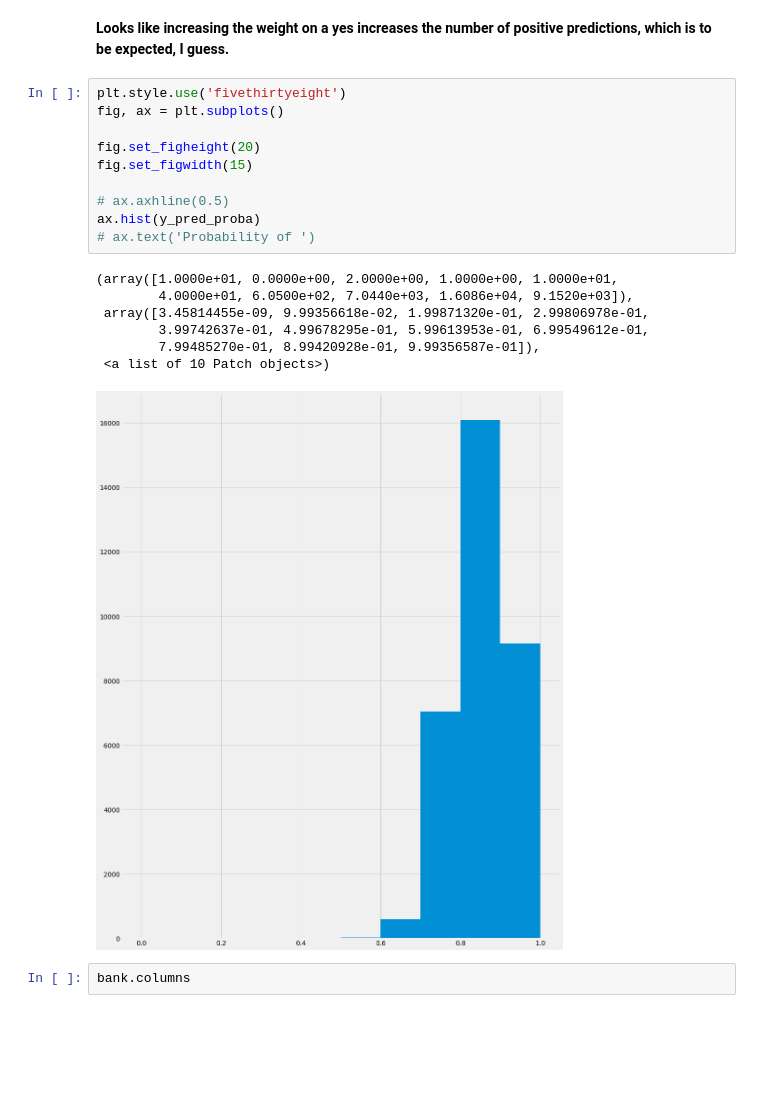
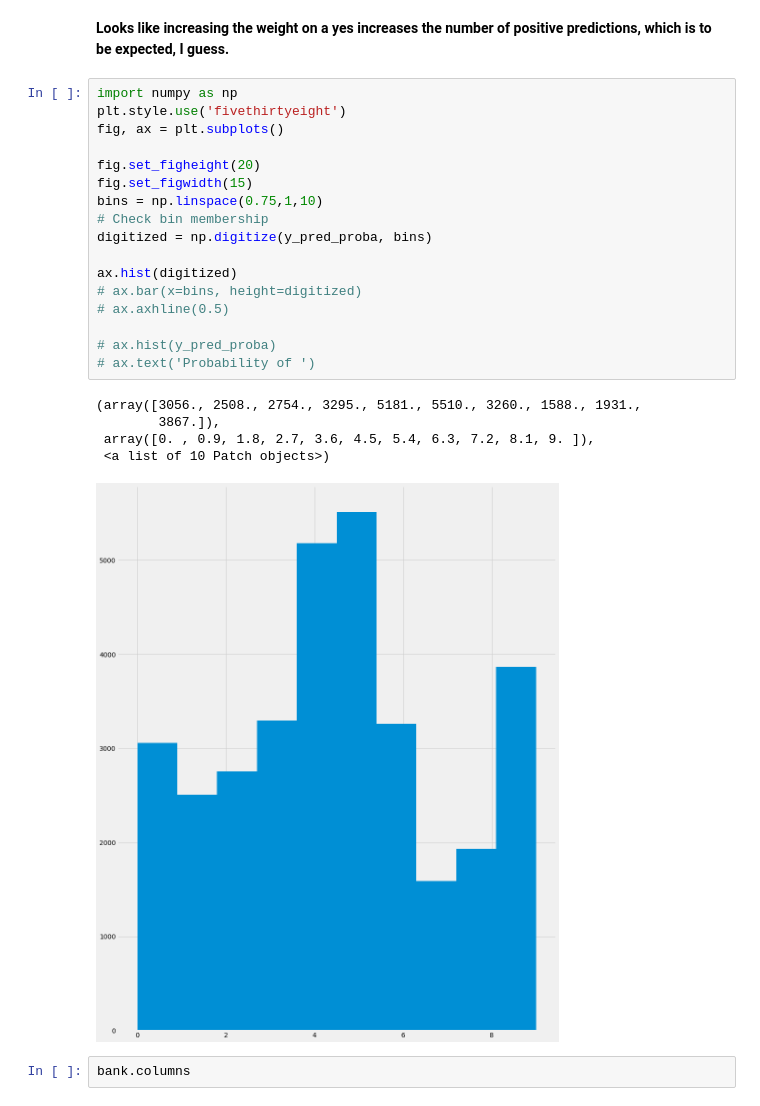
Before and after one commit to LambdaSchool/DS-Unit-2-Sprint-3-Classification-Validation, a Jupyter notebook: module3-classification-metrics/LS_DS_233_Classification_Metrics_Imbalanced_Classes.ipynb, the cells around one changed output. Cells and saved outputs as stored; diff of their text form; blank space fills up the shorter version.

```diff
--- a/module3-classification-metrics/LS_DS_233_Classification_Metrics_Imbalanced_Classes.ipynb
+++ b/module3-classification-metrics/LS_DS_233_Classification_Metrics_Imbalanced_Classes.ipynb
@@ -490,23 +490,28 @@ weighted avg       0.75      0.11      0.02     32950
 # %% [markdown]
 **Looks like increasing the weight on a yes increases the number of positive predictions, which is to be expected, I guess.**
 # %%
+import numpy as np
 plt.style.use('fivethirtyeight')
 fig, ax = plt.subplots()
 
 fig.set_figheight(20)
 fig.set_figwidth(15)
+bins = np.linspace(0.75,1,10)
+# Check bin membership
+digitized = np.digitize(y_pred_proba, bins)
 
+ax.hist(digitized)
+# ax.bar(x=bins, height=digitized)
 # ax.axhline(0.5)
-ax.hist(y_pred_proba)
+
+# ax.hist(y_pred_proba)
 # ax.text('Probability of ')
 # %% [output]
-(array([1.0000e+01, 0.0000e+00, 2.0000e+00, 1.0000e+00, 1.0000e+01,
-        4.0000e+01, 6.0500e+02, 7.0440e+03, 1.6086e+04, 9.1520e+03]),
- array([3.45814455e-09, 9.99356618e-02, 1.99871320e-01, 2.99806978e-01,
-        3.99742637e-01, 4.99678295e-01, 5.99613953e-01, 6.99549612e-01,
-        7.99485270e-01, 8.99420928e-01, 9.99356587e-01]),
+(array([3056., 2508., 2754., 3295., 5181., 5510., 3260., 1588., 1931.,
+        3867.]),
+ array([0. , 0.9, 1.8, 2.7, 3.6, 4.5, 5.4, 6.3, 7.2, 8.1, 9. ]),
  <a list of 10 Patch objects>)
-[figure, old version]
+[figure, new version]
 # %%
 bank.columns
 # %% [output]
```
